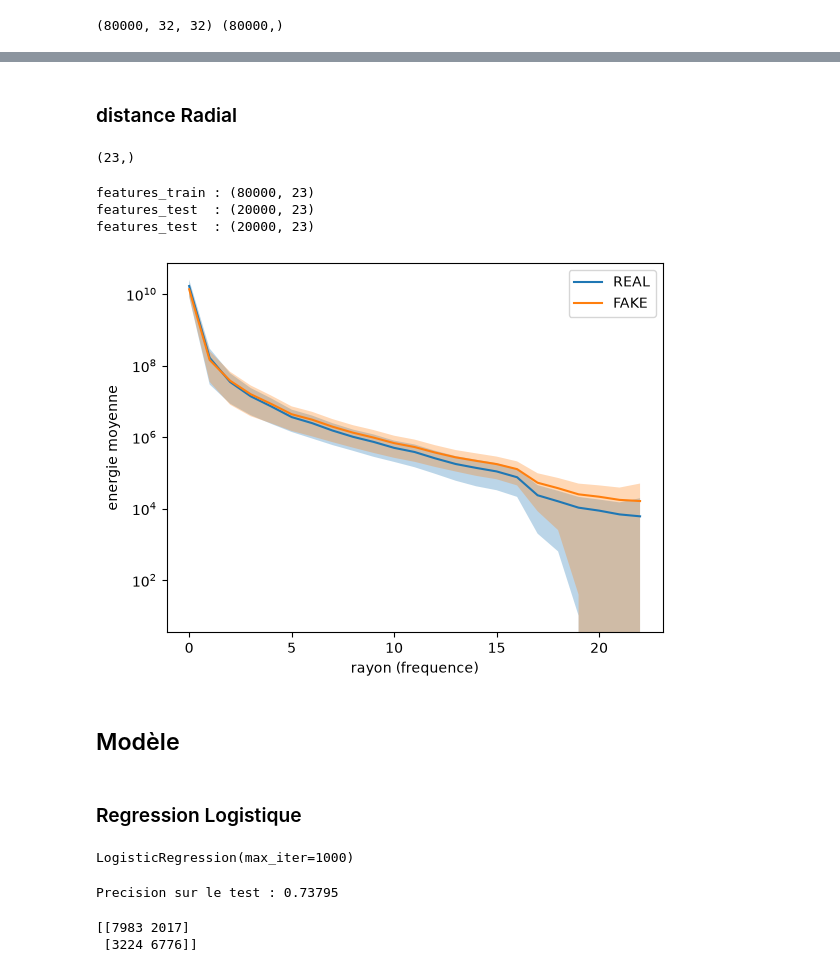
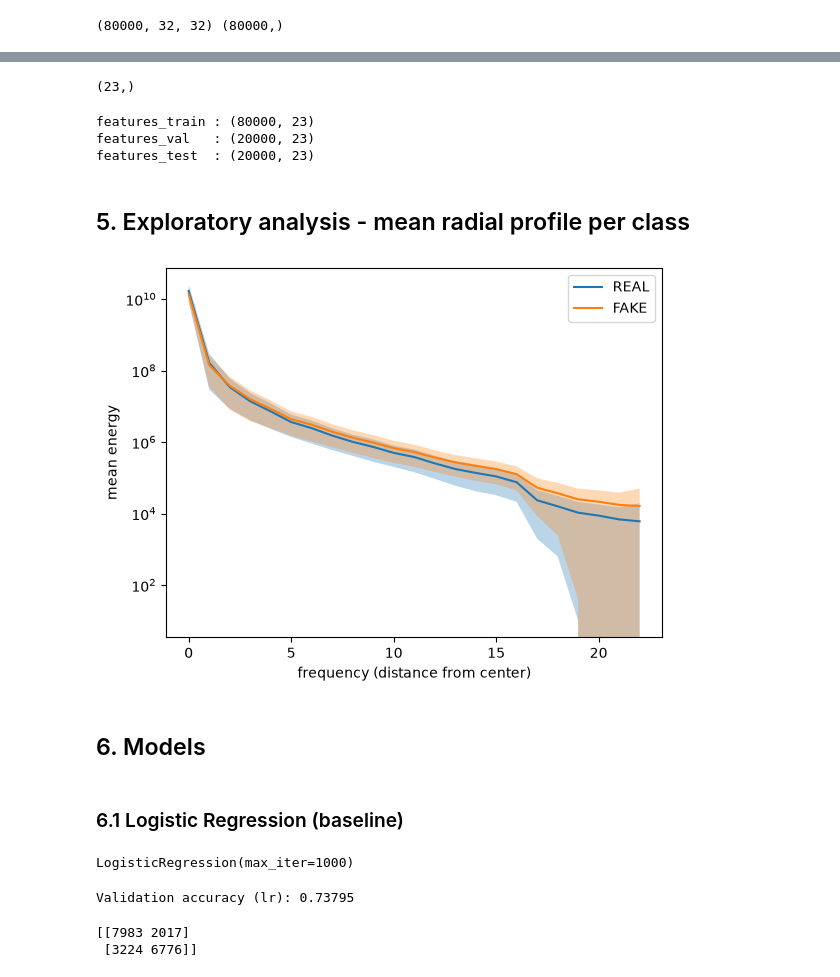
Before and after one commit to cyprien-loric/ai-image-detector-spectral, a Jupyter notebook: notebooks/02_Classification.ipynb, the cells around one changed output, grey strips where cells are left out. Saved outputs shown, nothing was run; the diff lists cells and outputs as text; code cells hidden in the pictures.

```diff
--- a/notebooks/02_features_classification.ipynb
+++ b/notebooks/02_Classification.ipynb
@@ -28,7 +25,7 @@ from xgboost import XGBClassifier
 # %%
-ROOT = Path.cwd().parent          # remonte de notebooks/ vers Détecteur AI/
-dossier_train_real = ROOT / "data" / "cifake" / "train" / "REAL"
-dossier_train_fake = ROOT / "data" / "cifake" / "train" / "FAKE"
-dossier_test_real = ROOT / "data" / "cifake" / "test" / "REAL"
-dossier_test_fake = ROOT / "data" / "cifake" / "test" / "FAKE"
+ROOT = Path.cwd().parent
+train_real_dir = ROOT / "data" / "cifake" / "train" / "REAL"
+train_fake_dir = ROOT / "data" / "cifake" / "train" / "FAKE"
+test_real_dir = ROOT / "data" / "cifake" / "test" / "REAL"
+test_fake_dir = ROOT / "data" / "cifake" / "test" / "FAKE"
 # %% [markdown]
@@ -115,14 +102,12 @@ print(x_train.shape, y_train.shape)
-# %% [markdown]
-### distance Radial
 # %%
 def rapsd(image):
     f = np.fft.fftshift(np.fft.fft2(image))
-    energie = np.abs(f) ** 2
+    energy = np.abs(f) ** 2
     h, w = image.shape
-    cy, cx = h // 2, w // 2 #pour avoir le numero d'un pixel precis, on divise la hauteur et la largeur par 2
-    y, x = np.indices((h, w)) #donne la ligne et la colonne pourchaque pixels
-    rayon = np.sqrt((x - cx)**2 + (y - cy)**2).astype(int)
-    somme = np.bincount(rayon.ravel(), weights=energie.ravel())
-    nombre = np.bincount(rayon.ravel())
-    return somme / nombre
+    cy, cx = h // 2, w // 2
+    y, x = np.indices((h, w))
+    radius = np.sqrt((x - cx)**2 + (y - cy)**2).astype(int)
+    ring_sum = np.bincount(radius.ravel(), weights=energy.ravel())
+    ring_count = np.bincount(radius.ravel())
+    return ring_sum / ring_count
 # %%
@@ -147,46 +132,46 @@ for image in x_test:
 features_test = np.array(features_test)
 
 print("features_train :", features_train.shape)
-print("features_test  :", features_val.shape)
+print("features_val   :", features_val.shape)
 print("features_test  :", features_test.shape)
 # %% [output]
 features_train : (80000, 23)
+features_val   : (20000, 23)
 features_test  : (20000, 23)
-features_test  : (20000, 23)
+# %% [markdown]
+## 5. Exploratory analysis - mean radial profile per class
 # %%
-# Moyennes (comme avant)
 real = features_train[y_train == 0]
 fake = features_train[y_train == 1]
 
-moy_real = real.mean(axis=0)
-moy_fake = fake.mean(axis=0)
+mean_real = real.mean(axis=0)
+mean_fake = fake.mean(axis=0)
 
-# Ecarts-types (la nouveaute)
 std_real = real.std(axis=0)
 std_fake = fake.std(axis=0)
 
-x = np.arange(len(moy_real))   # les numeros d'anneau, pour l'axe x
+x = np.arange(len(mean_real))
 
-plt.semilogy(x, moy_real, label="REAL")
-plt.fill_between(x, moy_real - std_real, moy_real + std_real, alpha=0.3)
+plt.semilogy(x, mean_real, label="REAL")
+plt.fill_between(x, mean_real - std_real, mean_real + std_real, alpha=0.3)
 
-plt.semilogy(x, moy_fake, label="FAKE")
-plt.fill_between(x, moy_fake - std_fake, moy_fake + std_fake, alpha=0.3)
+plt.semilogy(x, mean_fake, label="FAKE")
+plt.fill_between(x, mean_fake - std_fake, mean_fake + std_fake, alpha=0.3)
 
-plt.xlabel("rayon (frequence)")
-plt.ylabel("energie moyenne")
+plt.xlabel("frequency (distance from center)")
+plt.ylabel("mean energy")
 plt.legend()
 plt.show()
 # %% [output]
-[figure, old version]
+[figure, new version]
 # %% [markdown]
-## Modèle
+## 6. Models
 # %%
 scaler = StandardScaler()
 features_train_scaled = scaler.fit_transform(features_train)
 features_val_scaled = scaler.transform(features_val)
 # %% [markdown]
-### Regression Logistique
+### 6.1 Logistic Regression (baseline)
 # %%
 lr = LogisticRegression(max_iter=1000)
 lr.fit(features_train_scaled, y_train)
@@ -195,9 +180,9 @@ LogisticRegression(max_iter=1000)
 # %%
 pred_val = lr.predict(features_val_scaled)
 score = accuracy_score(y_val, pred_val)
-print("Precision sur le test :", score)
+print("Validation accuracy (lr):", score)
 # %% [output]
-Precision sur le test : 0.73795
+Validation accuracy (lr): 0.73795
 # %%
 pred_val = lr.predict(features_val_scaled)
 cm = confusion_matrix(y_val, pred_val)
```
Also changed, not shown: parts of 26 cells of this notebook, 3 other files.
